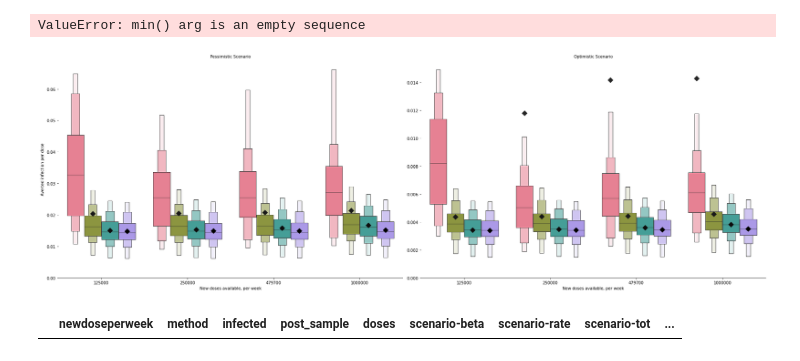
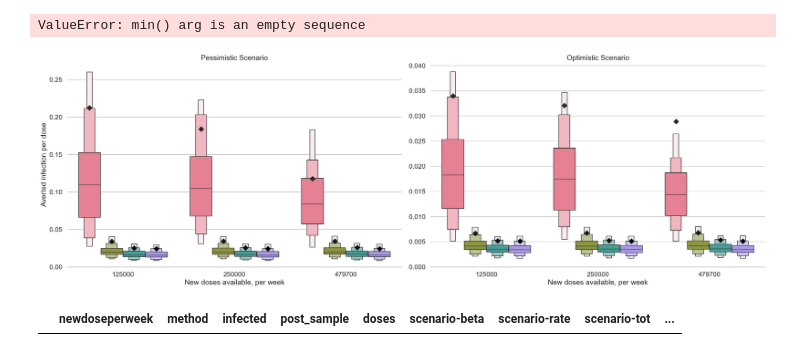
Before and after one commit to jcblemai/COVID-19_italy-vaccination-oc, a Jupyter notebook: analysis_scn.ipynb, the cells around one changed output. Drawn from its saved outputs; the diff is of its cells as text; code cells hidden in the pictures.

Commit message:
figures and generation update

```diff
--- a/analysis_scn.ipynb
+++ b/analysis_scn.ipynb
@@ -193,9 +191,8 @@ for name, ts in scn_results_ts.items():
 # %% [markdown]
 # Simulations with all posteriors draw
 # %%
-summary = pd.read_csv('model_output/scenarios_new_30/all_summary.csv', index_col=0)
+summary = pd.read_csv('model_output/scenarios_102_30/all_summary.csv', index_col=0)
 summary.replace('opi', 'Optimal', inplace=True)
-summary.replace('int', 'Uniform', inplace=True)
 summary.replace('inc', 'Incidence', inplace=True)
 summary.replace('cas', 'Future Incidence', inplace=True)
 summary.replace('pop', 'Population', inplace=True)
@@ -266,7 +263,7 @@ g.fig.savefig(f'figures/scenarios_perturb{scn}.pdf')
 # %% [output]
 ValueError: min() arg is an empty sequence
 # %%
-smry = summary[(summary['scenario-rate']=='r300')]
+smry = summary[(summary['scenario-rate']=='r150')]
 
 grid = sns.FacetGrid(smry, col="scenario-beta",  palette="mako", height=8.5, aspect = 1.5, col_wrap=2, sharey=False,sharex=True)
 def quantile_plot(index, reduction, method, scn_beta, **kwargs):
@@ -298,34 +295,34 @@ def quantile_plot(index, reduction, method, scn_beta, **kwargs):
         #ax = ax,
        color = 'black',
         #palette="husl",
         marker="D",   # passed to https://matplotlib.org/api/_as_gen/matplotlib.axes.Axes.scatter.html#matplotlib.axes.Axes.scatter
         s=10,
         linewidths = 10,
         edgecolors = 'k',
         zorder=100000,
     )
 
 
 # Draw a line plot to show the trajectory of each random walk
 #grid.map(sns.violinplot, 'index', "reduction" )#, marker="o")
 grid.map(quantile_plot, "newdoseperweek", "avertedpervacc", "method", "scenario-beta")#, marker="o")
 
 for ax in grid.axes.flat:
     for label in ax.get_xticklabels():
         label.set_rotation(0)
 
 # Adjust the arrangement of the plots
 #grid.fig.suptitle(run_name)
 grid.despine(left=True)
 
 grid.set_axis_labels("New doses available, per week","Averted infection per dose",)
 grid.set_titles(col_template="{col_name} Scenario", row_template="{row_name}")
 #grid.add_legend()
 grid.fig.tight_layout(w_pad=1)
 
 grid.fig.savefig(f'figures/scenarios_perturb_all.pdf')
 # %% [output]
-[figure, old version]
+[figure, new version]
 # %%
 smry = summary[(summary['scenario-rate']=='r15')]
 
```
Also changed, not shown: parts of 3 cells of this notebook, 2 other files.
